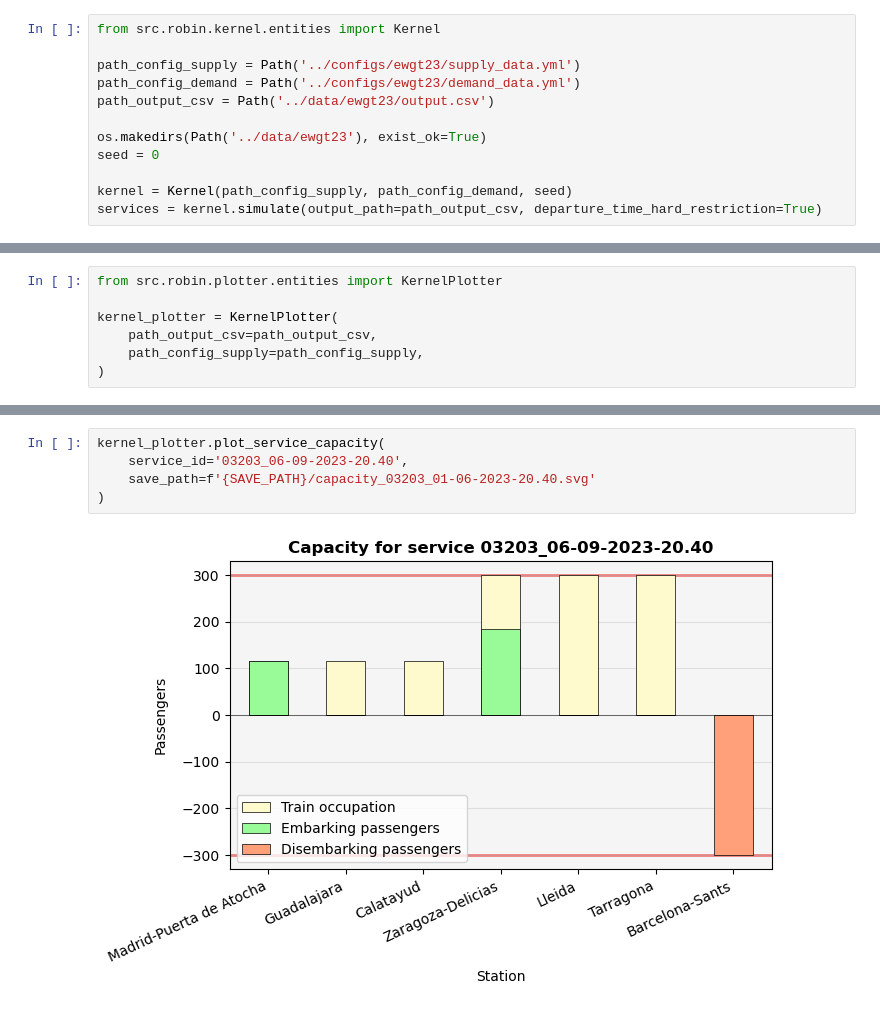
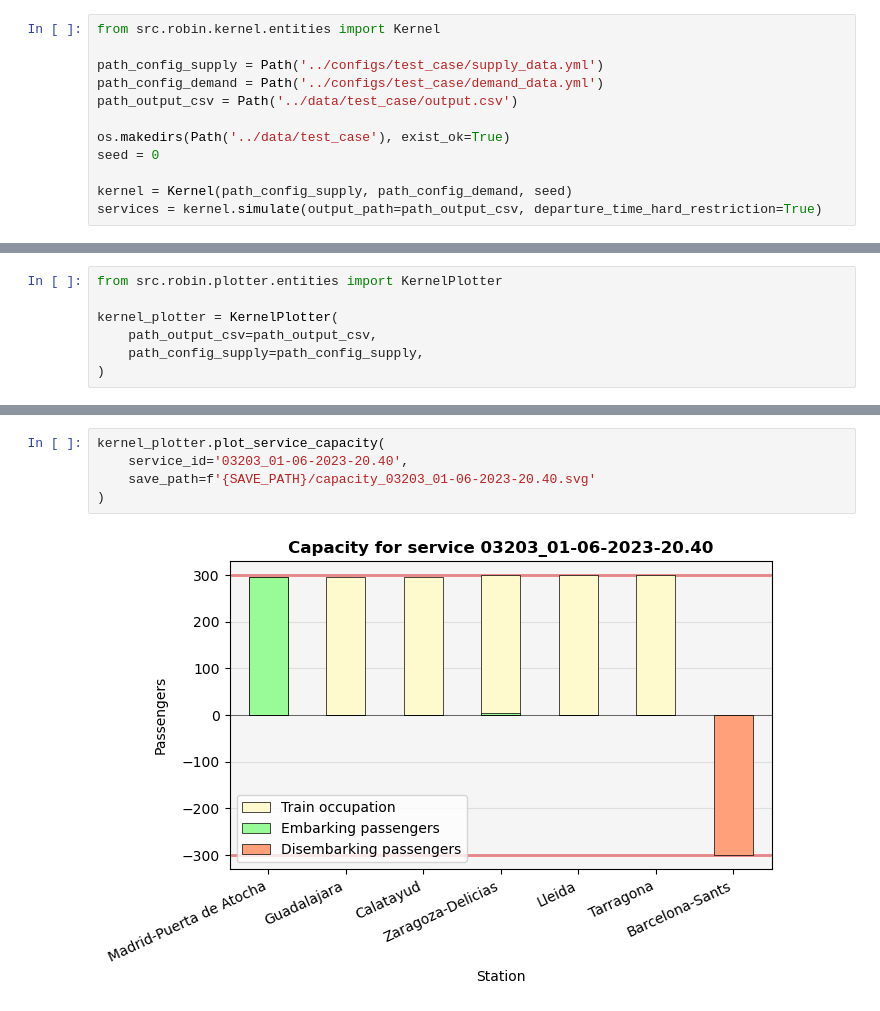
Before and after one commit to JoseAngelMartinB/robin, a Jupyter notebook: notebooks/1.0-test_case.ipynb, the cells around one changed output, grey strips where cells are left out. Drawn from its saved outputs; the diff is of its cells as text.

```diff
--- a/notebooks/1.0-test_case.ipynb
+++ b/notebooks/1.0-test_case.ipynb
@@ -18,11 +18,11 @@ os.makedirs(SAVE_PATH, exist_ok=True)
 # %%
 from src.robin.kernel.entities import Kernel
 
-path_config_supply = Path('../configs/ewgt23/supply_data.yml')
-path_config_demand = Path('../configs/ewgt23/demand_data.yml')
-path_output_csv = Path('../data/ewgt23/output.csv')
+path_config_supply = Path('../configs/test_case/supply_data.yml')
+path_config_demand = Path('../configs/test_case/demand_data.yml')
+path_output_csv = Path('../data/test_case/output.csv')
 
-os.makedirs(Path('../data/ewgt23'), exist_ok=True)
+os.makedirs(Path('../data/test_case'), exist_ok=True)
 seed = 0
 
 kernel = Kernel(path_config_supply, path_config_demand, seed)
@@ -89,10 +89,10 @@ kernel_plotter.plot_service_capacity(
 # %%
 kernel_plotter.plot_service_capacity(
-    service_id='03203_06-09-2023-20.40',
+    service_id='03203_01-06-2023-20.40',
     save_path=f'{SAVE_PATH}/capacity_03203_01-06-2023-20.40.svg'
 )
 # %% [output]
-[figure, old version]
+[figure, new version]
 # %%
 kernel_plotter.plot_tickets_by_pair(y_limit=1800, save_path=f'{SAVE_PATH}/pairs.svg')
 # %% [output]
```
Also changed, not shown: parts of 10 cells of this notebook, 1 other file.
